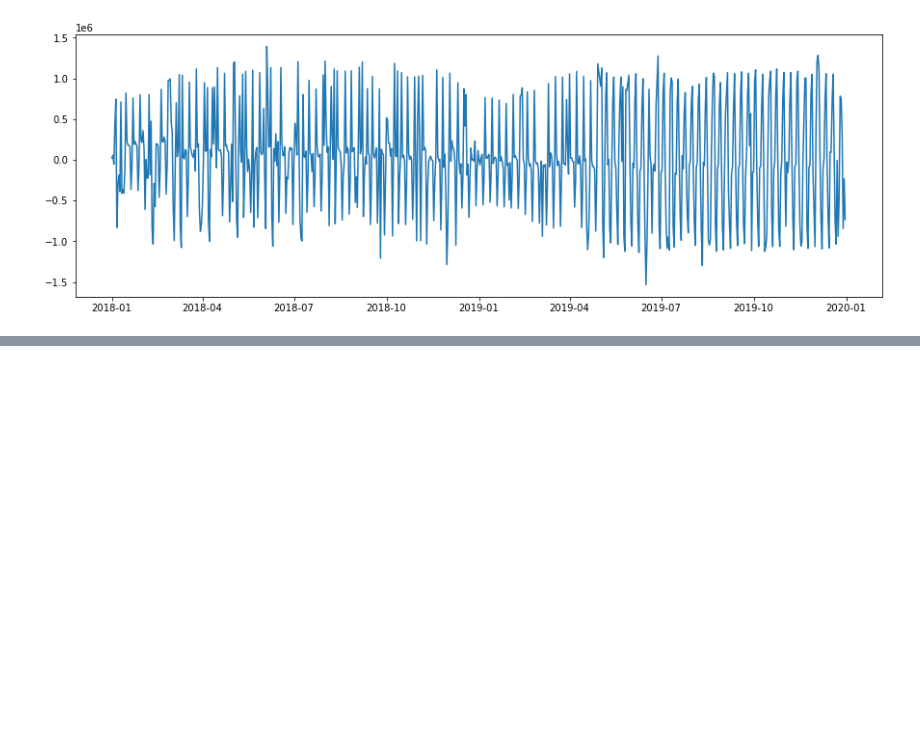
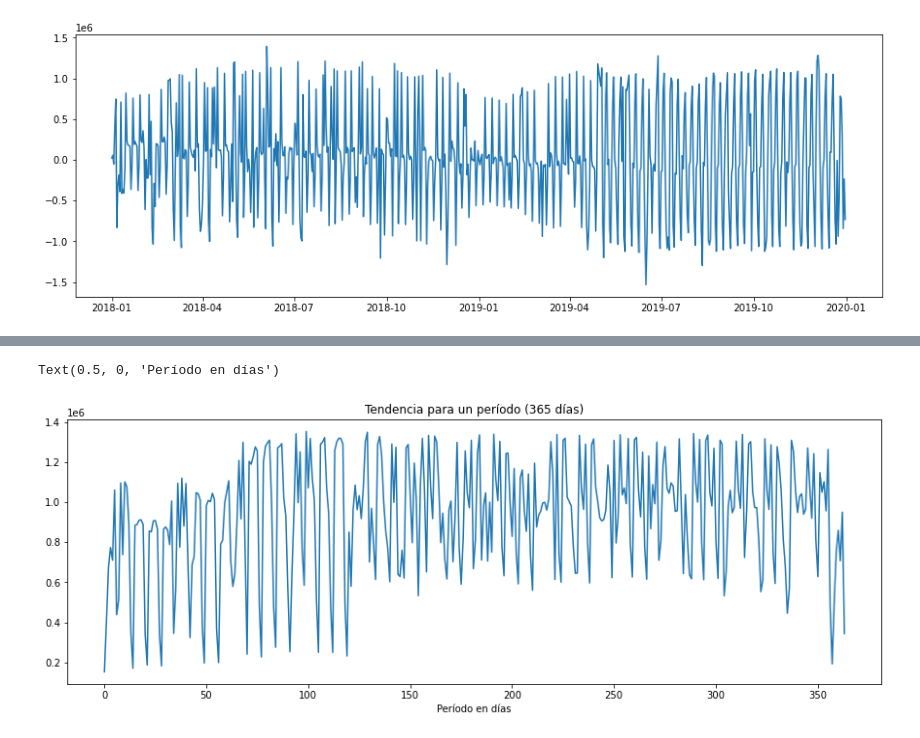
Before and after one commit to arigarmendia/Time-Series, a Jupyter notebook: TP/molinetes.ipynb, the cells around one changed output, grey strips where cells are left out. Drawn from its saved outputs; the diff is of its cells as text; code cells hidden in the pictures; blank space fills up the shorter version.

Commit message:
Agrego analisis de tendencia

```diff
--- a/TP/molinetes.ipynb
+++ b/TP/molinetes.ipynb
@@ -373,0 +386,8 @@ plt.plot(difference.diff_2)
+# %%
+N=364 # N muestras en el periodo
+period_samples=int(len(molinetes)/N) # Nro de períodos
+ts = molinetes.copy().to_numpy() # Convierto a numpy para hacer las operaciones
+data = ts.reshape(period_samples,N)
+# %%
+data = np.tile(data.mean(axis=0), 3)
+data.shape
@@ -373,0 +396,6 @@ plt.plot(difference.diff_2)
+# %%
+trend = pd.DataFrame(data.reshape(-1,1), columns=['Mean'])
+trend.reset_index(inplace= True, drop=True)
+print(trend.shape)
+
+trend.head()
@@ -373,0 +410,8 @@ plt.plot(difference.diff_2)
+# %%
+plt.figure(figsize=(15,5))
+plt.plot(trend[0:364])
+plt.title('Tendencia para un período (365 días)')
+plt.xlabel('Período en días')
+# %% [output]
+Text(0.5, 0, 'Período en días')
+[figure, added]
```
Also changed, not shown: parts of 8 cells of this notebook.
